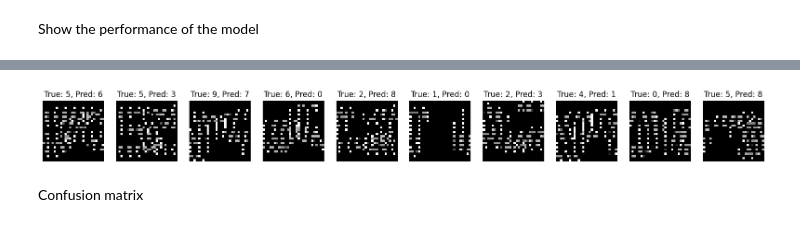
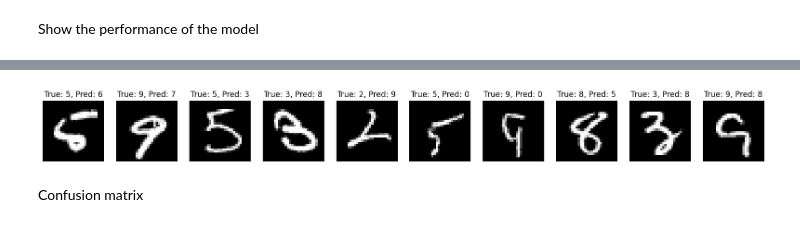
Before and after one commit to DrC0okie/HEIG_ARN_Labo4, a Jupyter notebook: MLP_from_HOG.ipynb, the cells around one changed output, grey strips where cells are left out. Cells and saved outputs as stored; diff of their text form; code cells hidden in the pictures.

```diff
--- a/MLP_from_HOG.ipynb
+++ b/MLP_from_HOG.ipynb
@@ -158,24 +160,25 @@ Test accuracy: 0.8205000162124634
 # %%
 # Function to plot misclassified images
-def plot_misclassified_images(X, y_true, y_pred, class_names, max_images=10):
+def plot_misclassified_images(X_orig, y_true, y_pred, class_names, max_images=10):
     misclassified_indices = np.where(y_pred != y_true)[0]
     num_misclassified = len(misclassified_indices)
 
     if num_misclassified > 0:
         fig, axes = pl.subplots(1, min(max_images, num_misclassified), figsize=(20, 4))
         for ax, index in zip(axes.flat, misclassified_indices[:max_images]):
-            ax.imshow(X[index].reshape(28, 28), cmap='gray', interpolation='none')
+            # Use original images for visualization
+            ax.imshow(X_orig[index].reshape(28, 28), cmap='gray', interpolation='none')
             ax.set_title(f"True: {class_names[y_true[index]]}, Pred: {class_names[y_pred[index]]}")
             ax.axis('off')
         pl.show()
     else:
         print("No misclassified images to show.")
 
-# Predicting labels
-y_pred = model.predict(X_test_hog)
-y_pred_classes = np.argmax(y_pred, axis=1)
+# Predict the labels on the test dataset
+y_pred_prob = model.predict(X_test_hog)
+y_pred_classes = np.argmax(y_pred_prob, axis=1)
 y_true_classes = np.argmax(Y_test, axis=1)
 
 # Plot misclassified images
-plot_misclassified_images(X_test_hog, y_true_classes, y_pred_classes, class_names=[str(i) for i in range(10)])
+plot_misclassified_images(X_test.squeeze(), y_true_classes, y_pred_classes, class_names=[str(i) for i in range(10)])
 # %% [output]
@@ -183,3 +186,3 @@ plot_misclassified_images(X_test_hog, y_true_classes, y_pred_classes, class_name
-[figure, old version]
+[figure, new version]
 # %% [markdown]
 Confusion matrix
```
Also changed, not shown: parts of 7 cells of this notebook, 7 other files.
